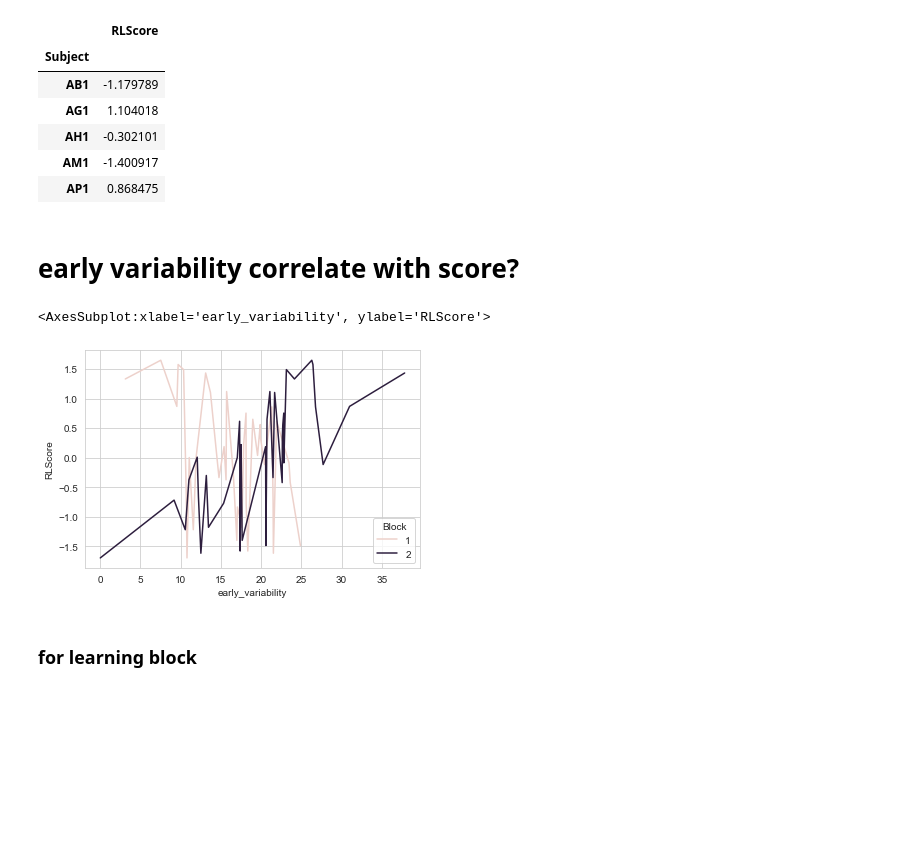
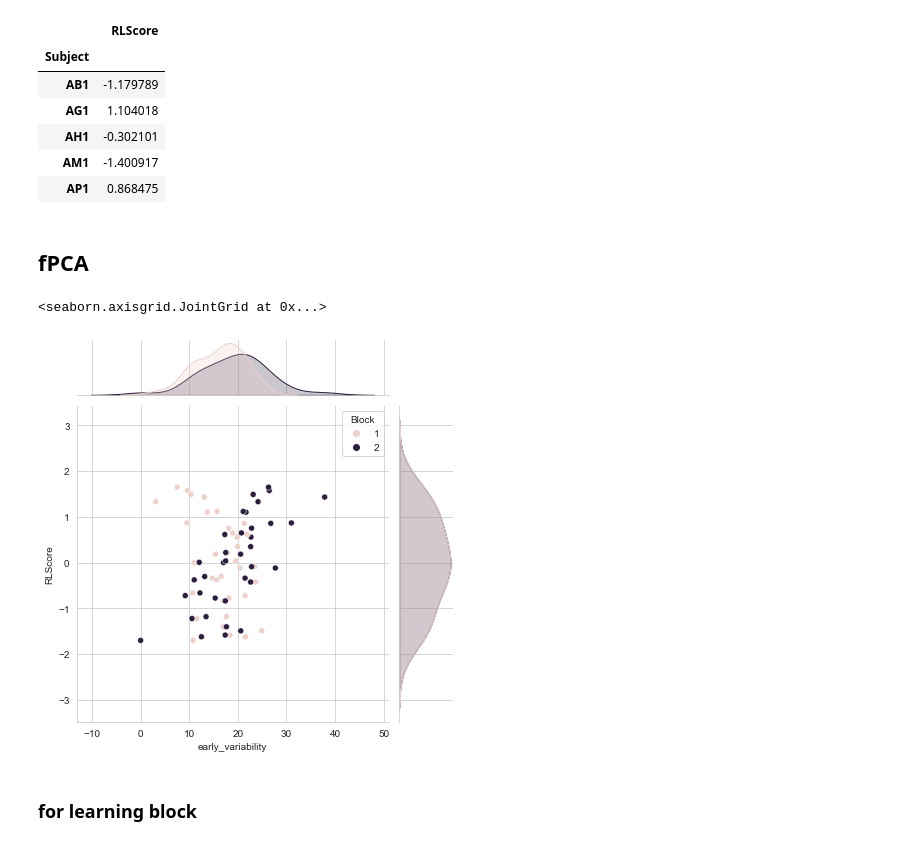
Before and after one commit to qniksefat/gradient-notebooks, a Jupyter notebook: large-manifold-nbs/5.2-variability.ipynb, the cells around one changed output. Saved outputs shown, nothing was run; the diff lists cells and outputs as text; code cells hidden in the pictures; blank space fills up the shorter version.

```diff
--- a/large-manifold-nbs/5.2-variability.ipynb
+++ b/large-manifold-nbs/5.2-variability.ipynb
@@ -69,14 +75,14 @@ fpca_scores.head()
 | AH1 | -0.302101 |
 | AM1 | -1.400917 |
 | AP1 | 0.868475 |
-# %% [markdown]
-# early variability correlate with score?
+# %% [markdown]
+## fPCA
 # %%
-seaborn.lineplot(data=fpca_scores.join(df.to_frame()),
+seaborn.jointplot(data=fpca_scores.join(df.to_frame()),
                  y='RLScore', x='early_variability', hue='Block')
 # %% [output]
-<AxesSubplot:xlabel='early_variability', ylabel='RLScore'>
+<seaborn.axisgrid.JointGrid at 0x...>
-[figure, old version]
+[figure, new version]
 # %%
 from scipy import stats
 def r2(data, x, y):   return stats.pearsonr(data[x], data[y])
```
Also changed, not shown: parts of 40 cells of this notebook.
